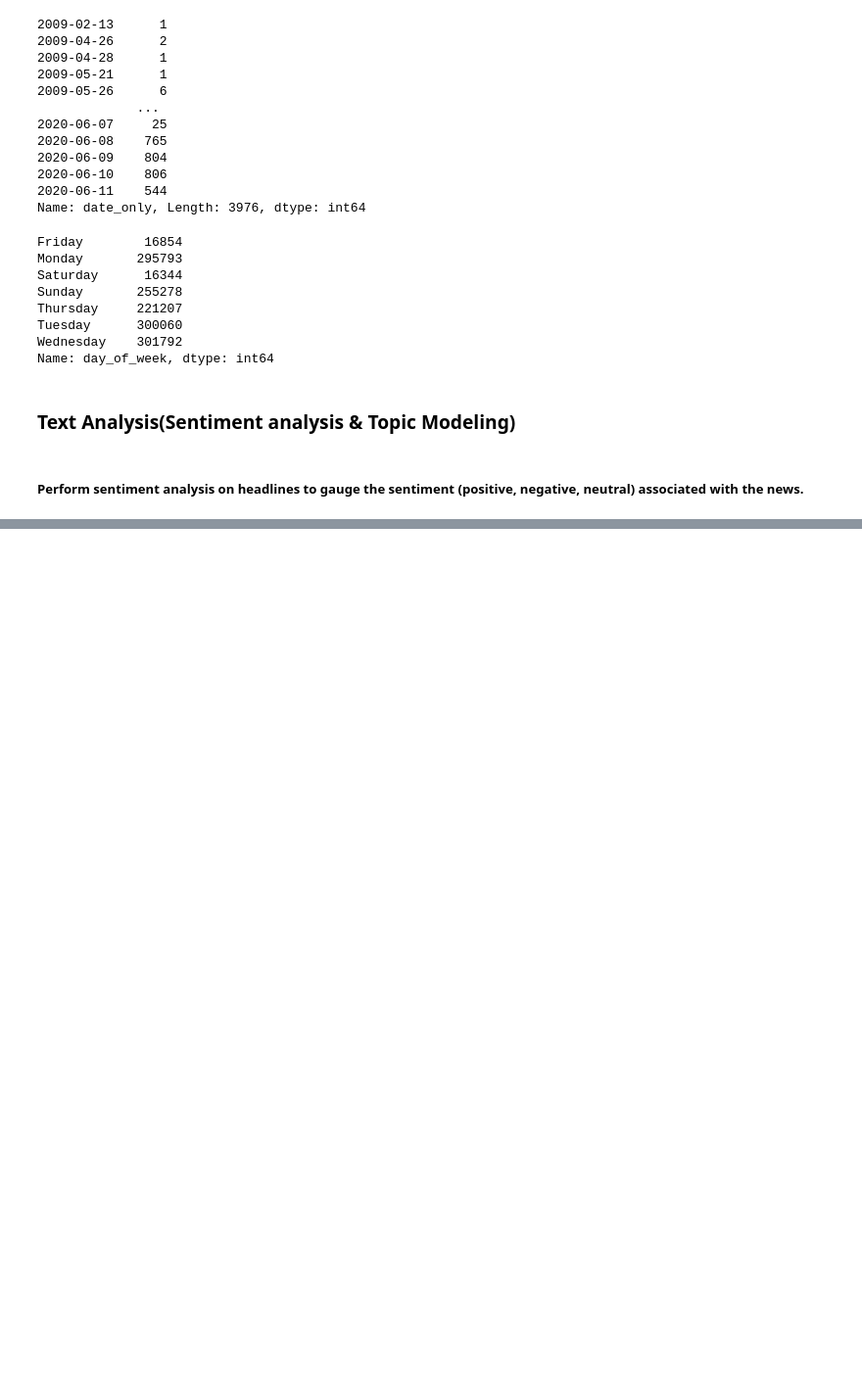
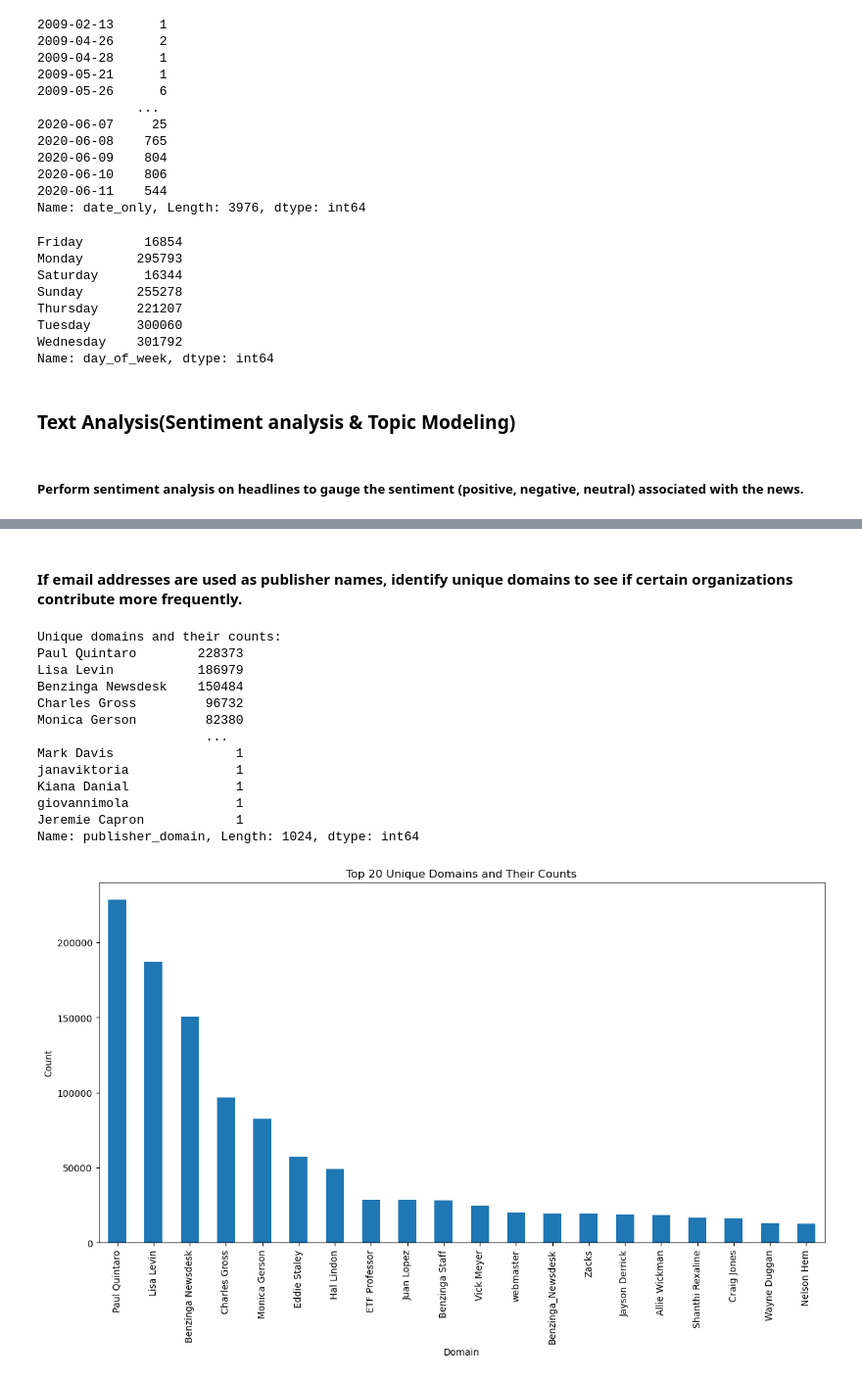
Before and after one commit to kebaHailu/TenX, a Jupyter notebook: src/notebooks/Exploratory_Data_Analysis.ipynb, the cells around one changed output, grey strips where cells are left out. Shown at 98% size. Drawn from its saved outputs; the diff is of its cells as text; code cells hidden in the pictures; blank space fills up the shorter version.

```diff
--- a/src/notebooks/Exploratory_Data_Analysis.ipynb
+++ b/src/notebooks/Exploratory_Data_Analysis.ipynb
@@ -175,0 +321,39 @@ display_topics(lda, vectorizer.get_feature_names_out(), no_top_words)
+# %% [markdown]
+#### If email addresses are used as publisher names, identify unique domains to see if certain organizations contribute more frequently.
+# %%
+import re
+
+# Extract domain from email addresses in the 'publisher' column
+df['publisher_domain'] = df['publisher'].apply(lambda x: re.search("@[\w.]+", x).group() if re.search("@[\w.]+", x) else x)
+
+# Get the unique domains and their counts
+domain_counts = df['publisher_domain'].value_counts()
+
+# Print the unique domains and their counts
+print("Unique domains and their counts:")
+print(domain_counts)
+
+# Plot the top 20 unique domains and their counts for better clarity
+top_domain_counts = domain_counts.head(20)
+
+plt.figure(figsize=(14, 7))
+top_domain_counts.plot(kind='bar')
+plt.xlabel('Domain')
+plt.ylabel('Count')
+plt.title('Top 20 Unique Domains and Their Counts')
+plt.show()
+# %% [output]
+Unique domains and their counts:
+Paul Quintaro        228373
+Lisa Levin           186979
+Benzinga Newsdesk    150484
+Charles Gross         96732
+Monica Gerson         82380
+                      ...
+Mark Davis                1
+janaviktoria              1
+Kiana Danial              1
+giovannimola              1
+Jeremie Capron            1
+Name: publisher_domain, Length: 1024, dtype: int64
+[figure, added]
```
Also changed, not shown: parts of 8 cells of this notebook.
